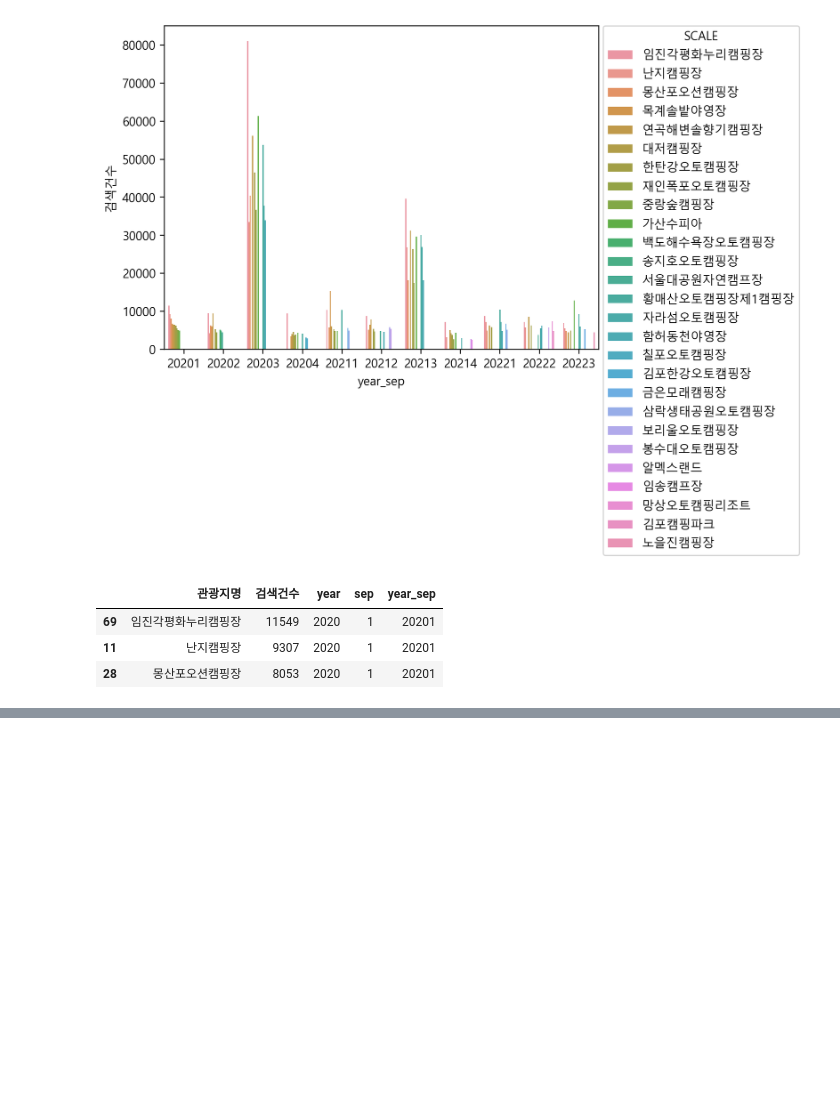
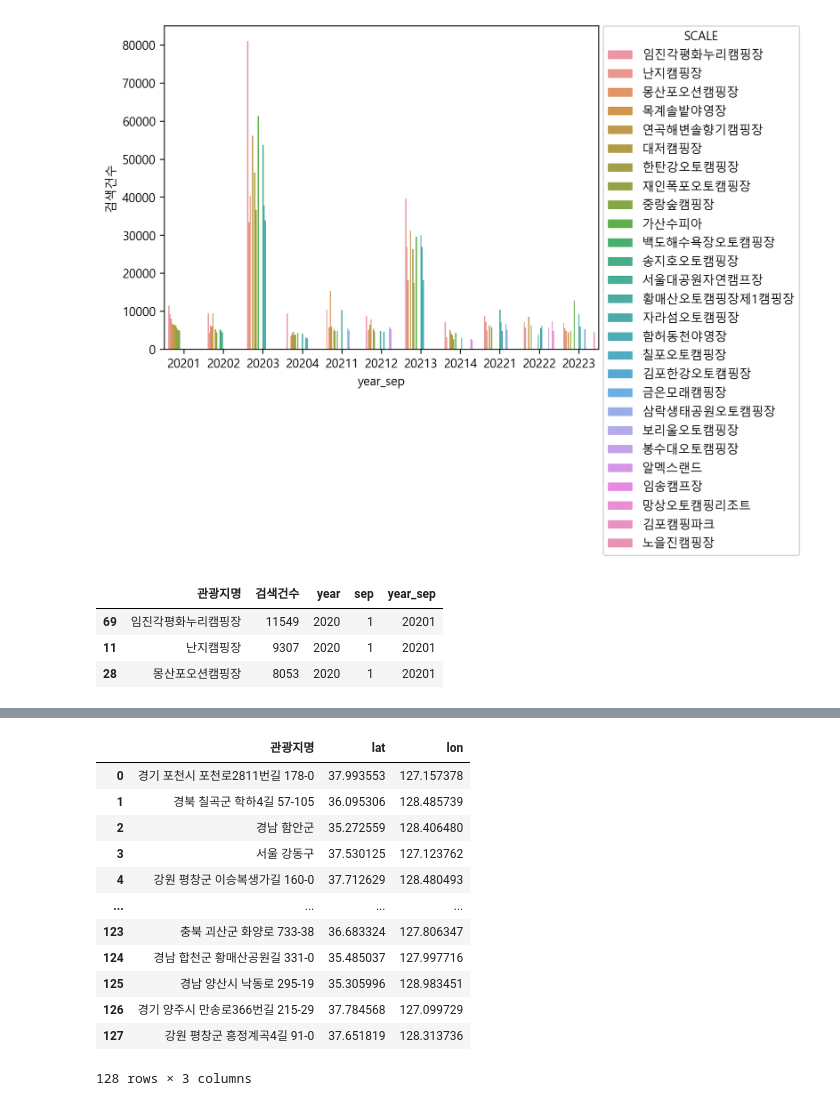
Before and after one commit to tiamoirony/Done, a Jupyter notebook: jk.ipynb, the cells around one changed output, grey strips where cells are left out. Cells and saved outputs as stored; diff of their text form; code cells hidden in the pictures; blank space fills up the shorter version.

```diff
--- a/jk.ipynb
+++ b/jk.ipynb
@@ -154,0 +233,19 @@ fig.show()
+# %%
+loc = pd.read_csv(r'C:\Users\kjk42\Documents\python\Done\camp_location_1.csv')
+# %%
+loc = loc.drop(labels='Unnamed: 0',axis=1)
+loc
+# %% [output]
+|  | 관광지명 | lat | lon |
+| 0 | 경기 포천시 포천로2811번길 178-0 | 37.993553 | 127.157378 |
+| 1 | 경북 칠곡군 학하4길 57-105 | 36.095306 | 128.485739 |
+| 2 | 경남 함안군 | 35.272559 | 128.406480 |
+| 3 | 서울 강동구 | 37.530125 | 127.123762 |
+| 4 | 강원 평창군 이승복생가길 160-0 | 37.712629 | 128.480493 |
+| ... | ... | ... | ... |
+| 123 | 충북 괴산군 화양로 733-38 | 36.683324 | 127.806347 |
+| 124 | 경남 합천군 황매산공원길 331-0 | 35.485037 | 127.997716 |
+| 125 | 경남 양산시 낙동로 295-19 | 35.305996 | 128.983451 |
+| 126 | 경기 양주시 만송로366번길 215-29 | 37.784568 | 127.099729 |
+| 127 | 강원 평창군 흥정계곡4길 91-0 | 37.651819 | 128.313736 |
+128 rows × 3 columns
```
Also changed, not shown: parts of 11 cells of this notebook.
